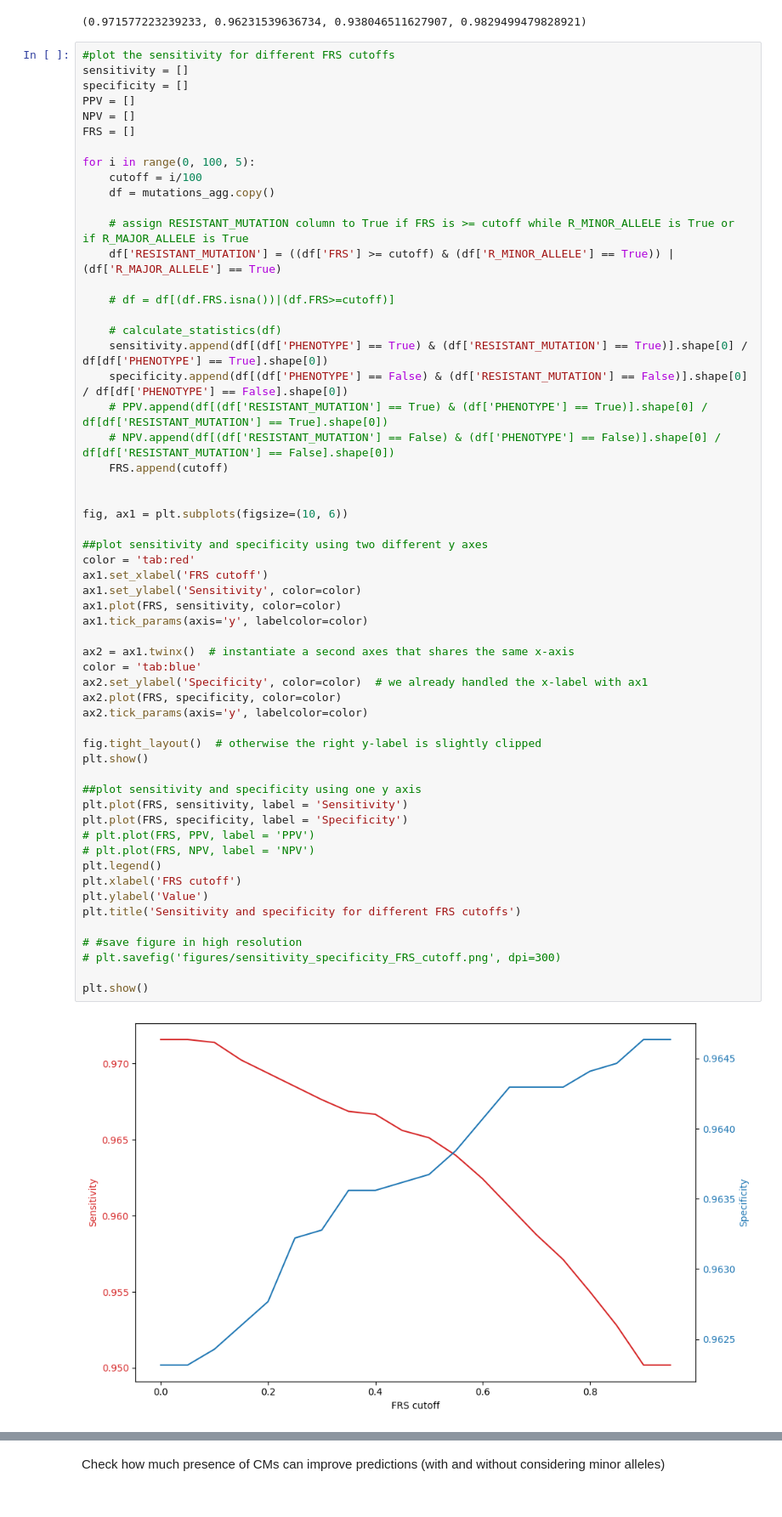
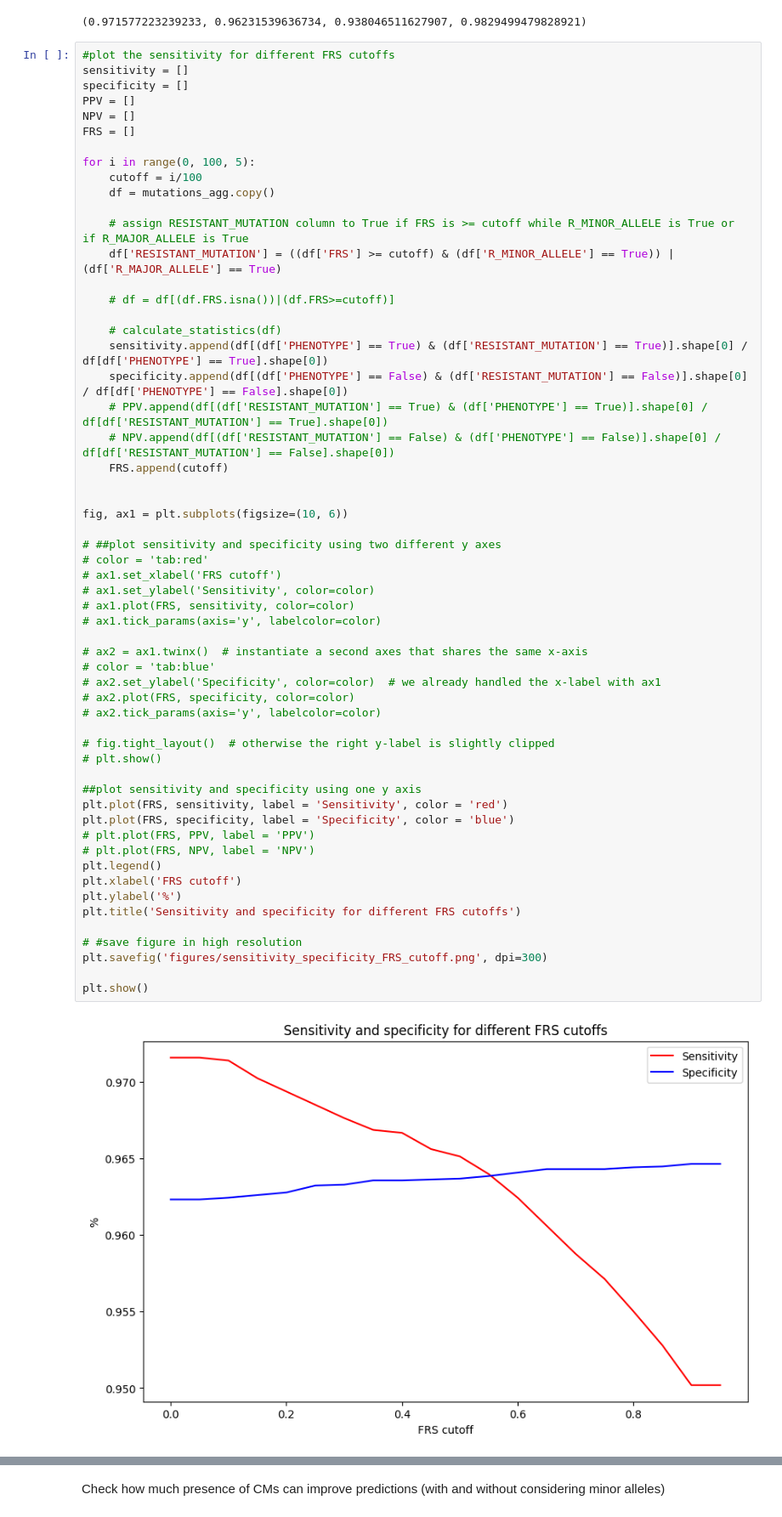
Before and after one commit to fowler-lab/tb-rnap-subpopulations, a Jupyter notebook: Reproduce_Figures.ipynb, the cells around one changed output, grey strips where cells are left out. Shown at 85% size. Cells and saved outputs as stored; diff of their text form.

Commit message:
Clean up figures

```diff
--- a/Reproduce_Figures.ipynb
+++ b/Reproduce_Figures.ipynb
@@ -271,48 +270,48 @@ for i in range(0, 100, 5):
 
     # assign RESISTANT_MUTATION column to True if FRS is >= cutoff while R_MINOR_ALLELE is True or if R_MAJOR_ALLELE is True
     df['RESISTANT_MUTATION'] = ((df['FRS'] >= cutoff) & (df['R_MINOR_ALLELE'] == True)) | (df['R_MAJOR_ALLELE'] == True)
 
     # df = df[(df.FRS.isna())|(df.FRS>=cutoff)]
 
     # calculate_statistics(df)
     sensitivity.append(df[(df['PHENOTYPE'] == True) & (df['RESISTANT_MUTATION'] == True)].shape[0] / df[df['PHENOTYPE'] == True].shape[0])
     specificity.append(df[(df['PHENOTYPE'] == False) & (df['RESISTANT_MUTATION'] == False)].shape[0] / df[df['PHENOTYPE'] == False].shape[0])
     # PPV.append(df[(df['RESISTANT_MUTATION'] == True) & (df['PHENOTYPE'] == True)].shape[0] / df[df['RESISTANT_MUTATION'] == True].shape[0])
     # NPV.append(df[(df['RESISTANT_MUTATION'] == False) & (df['PHENOTYPE'] == False)].shape[0] / df[df['RESISTANT_MUTATION'] == False].shape[0])
     FRS.append(cutoff)
 
 
 fig, ax1 = plt.subplots(figsize=(10, 6))
 
-##plot sensitivity and specificity using two different y axes
-color = 'tab:red'
-ax1.set_xlabel('FRS cutoff')
-ax1.set_ylabel('Sensitivity', color=color)
-ax1.plot(FRS, sensitivity, color=color)
-ax1.tick_params(axis='y', labelcolor=color)
+# ##plot sensitivity and specificity using two different y axes
+# color = 'tab:red'
+# ax1.set_xlabel('FRS cutoff')
+# ax1.set_ylabel('Sensitivity', color=color)
+# ax1.plot(FRS, sensitivity, color=color)
+# ax1.tick_params(axis='y', labelcolor=color)
 
-ax2 = ax1.twinx()  # instantiate a second axes that shares the same x-axis
-color = 'tab:blue'
-ax2.set_ylabel('Specificity', color=color)  # we already handled the x-label with ax1
-ax2.plot(FRS, specificity, color=color)
-ax2.tick_params(axis='y', labelcolor=color)
+# ax2 = ax1.twinx()  # instantiate a second axes that shares the same x-axis
+# color = 'tab:blue'
+# ax2.set_ylabel('Specificity', color=color)  # we already handled the x-label with ax1
+# ax2.plot(FRS, specificity, color=color)
+# ax2.tick_params(axis='y', labelcolor=color)
 
-fig.tight_layout()  # otherwise the right y-label is slightly clipped
-plt.show()
+# fig.tight_layout()  # otherwise the right y-label is slightly clipped
+# plt.show()
 
 ##plot sensitivity and specificity using one y axis
-plt.plot(FRS, sensitivity, label = 'Sensitivity')
-plt.plot(FRS, specificity, label = 'Specificity')
+plt.plot(FRS, sensitivity, label = 'Sensitivity', color = 'red')
+plt.plot(FRS, specificity, label = 'Specificity', color = 'blue')
 # plt.plot(FRS, PPV, label = 'PPV')
 # plt.plot(FRS, NPV, label = 'NPV')
 plt.legend()
 plt.xlabel('FRS cutoff')
-plt.ylabel('Value')
+plt.ylabel('%')
 plt.title('Sensitivity and specificity for different FRS cutoffs')
 
 # #save figure in high resolution
-# plt.savefig('figures/sensitivity_specificity_FRS_cutoff.png', dpi=300)
+plt.savefig('figures/sensitivity_specificity_FRS_cutoff.png', dpi=300)
 
 plt.show()
 # %% [output]
-[figure, old version]
+[figure, new version]
```
Also changed, not shown: parts of 8 cells of this notebook.
